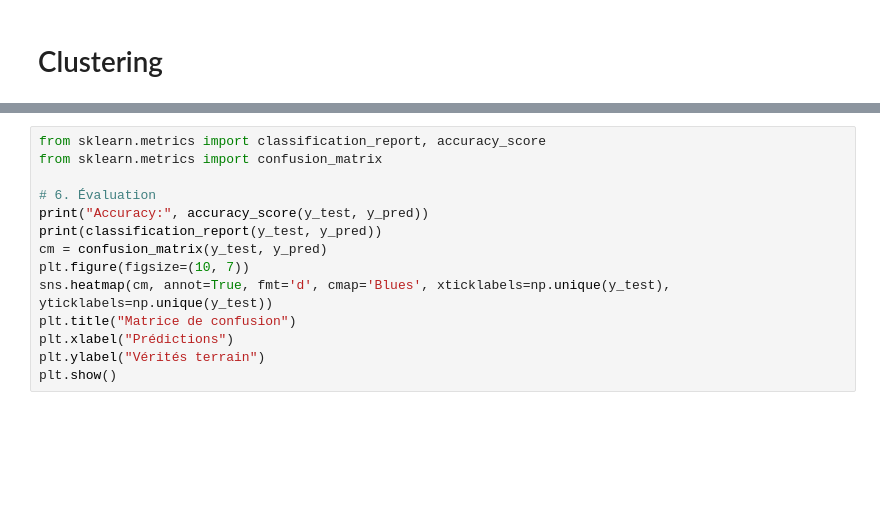
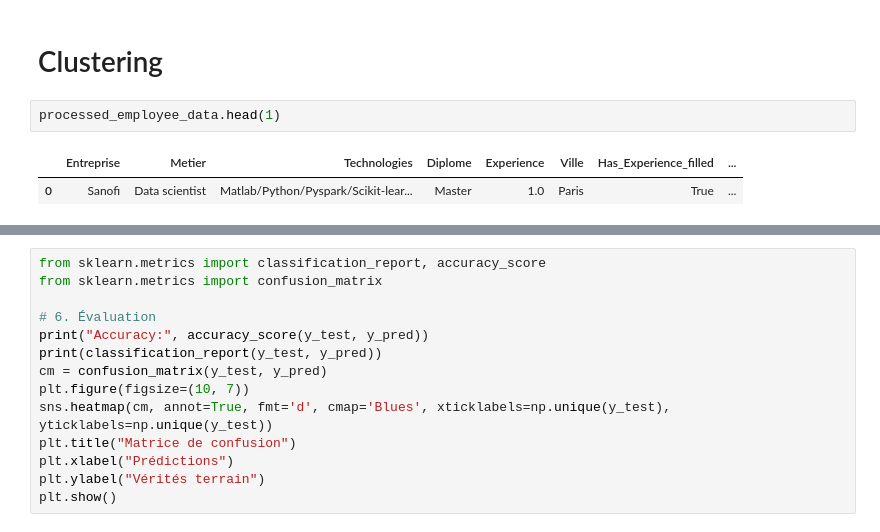
Before and after one commit to jccazes/equancy_technical_assessment, a Jupyter notebook: src/equancy_technical_assessment/answers copy.ipynb, the cells around one changed output, grey strips where cells are left out. Cells and saved outputs as stored; diff of their text form; blank space fills up the shorter version.

```diff
--- a/src/equancy_technical_assessment/answers copy.ipynb
+++ b/src/equancy_technical_assessment/answers copy.ipynb
@@ -676,3 +676,8 @@ processed_employee_data = process_data(employee_data, employee_data['Metier'])
 processed_employee_data.loc[processed_employee_data['Metier'].isnull(),'Metier'] = le.inverse_transform(xgb_model.predict(processed_employee_data[processed_employee_data['Metier'].isnull()]))
 # %% [markdown]
 # Clustering
+# %%
+processed_employee_data.head(1)
+# %% [output]
+|  | Entreprise | Metier | Technologies | Diplome | Experience | Ville | Has_Experience_filled | ... |
+| 0 | Sanofi | Data scientist | Matlab/Python/Pyspark/Scikit-lear... | Master | 1.0 | Paris | True | ... |
```
Also changed, not shown: parts of 1 cell of this notebook.
